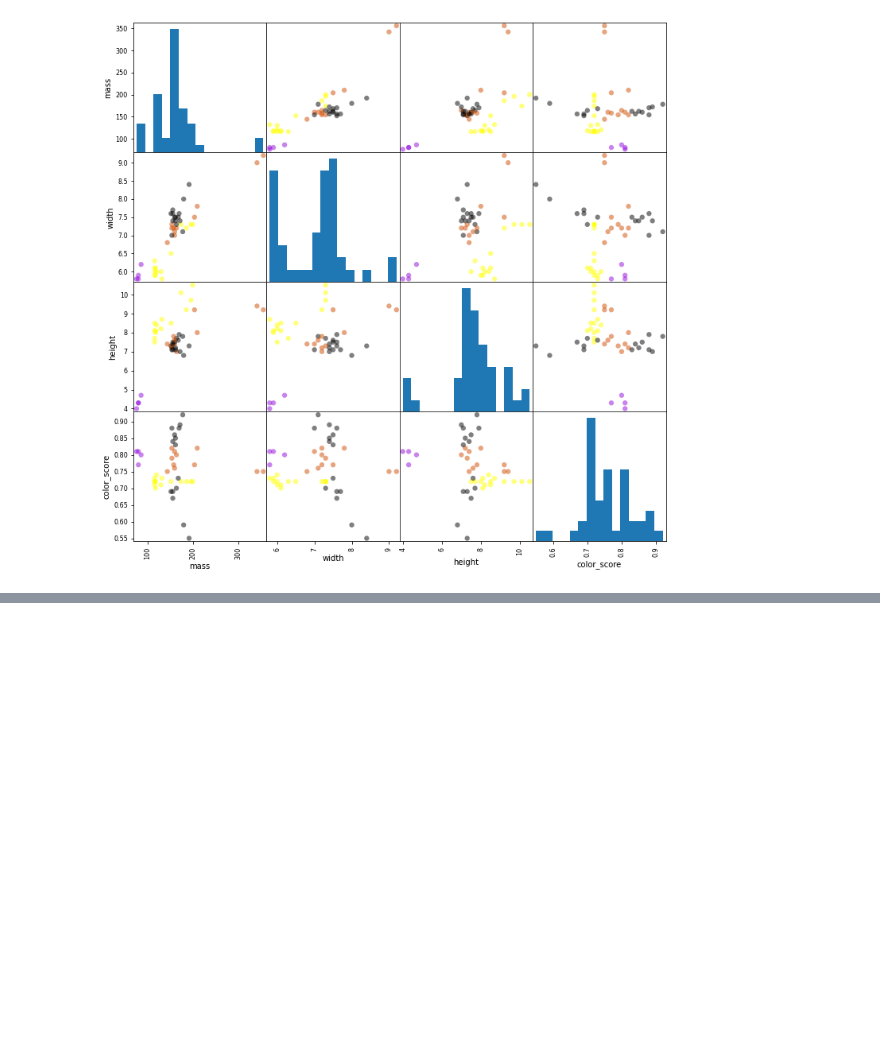
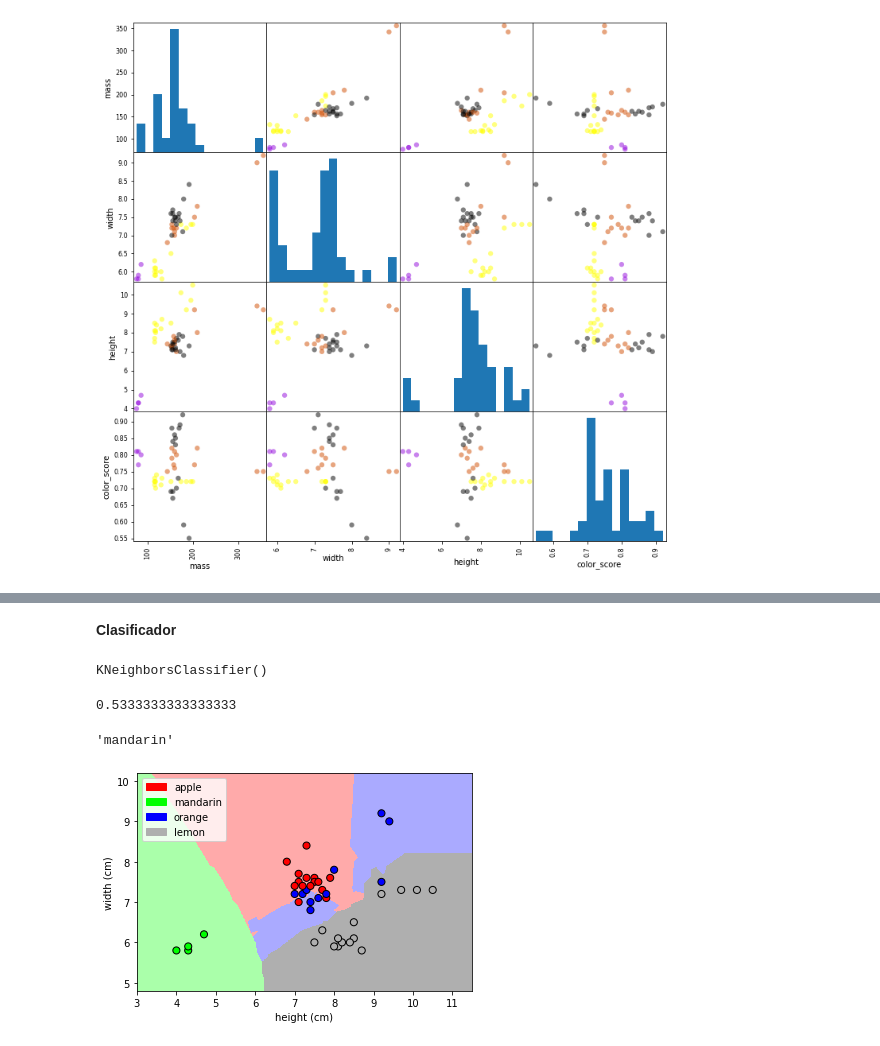
Before and after one commit to JuanFeA98/Applied-Machine-Learning-in-Python, a Jupyter notebook: 01. A simple classification task.ipynb, the cells around one changed output, grey strips where cells are left out. Drawn from its saved outputs; the diff is of its cells as text; code cells hidden in the pictures; blank space fills up the shorter version.

Commit message:
Algoritmo clasificador

```diff
--- a/01. A simple classification task.ipynb
+++ b/01. A simple classification task.ipynb
@@ -30,0 +44,2 @@ df.head()
+# %%
+y = df['fruit_label']
@@ -76,0 +66,27 @@ X_train, X_test, y_train, y_test = train_test_split(X, y, test_size=0.25, random
+# %% [markdown]
+**Clasificador**
+# %%
+knn = KNeighborsClassifier(n_neighbors=5)
+# %%
+# Entrenamos el modelo
+
+knn.fit(X_train, y_train)
+# %% [output]
+KNeighborsClassifier()
+# %%
+# Medimos la precisión del modelo
+
+knn.score(X_test, y_test)
+# %% [output]
+0.5333333333333333
+# %%
+# Hacer predicciones
+
+fruit_prediction = knn.predict([[20, 4.3, 5.5, 0.6]])
+lookup_fruit_name[fruit_prediction[0]]
+# %% [output]
+'mandarin'
+# %%
+plot_fruit_knn(X_train, y_train, 6, 'uniform')
+# %% [output]
+[figure, added]
```
Also changed, not shown: parts of 14 cells of this notebook, 2 other files.
